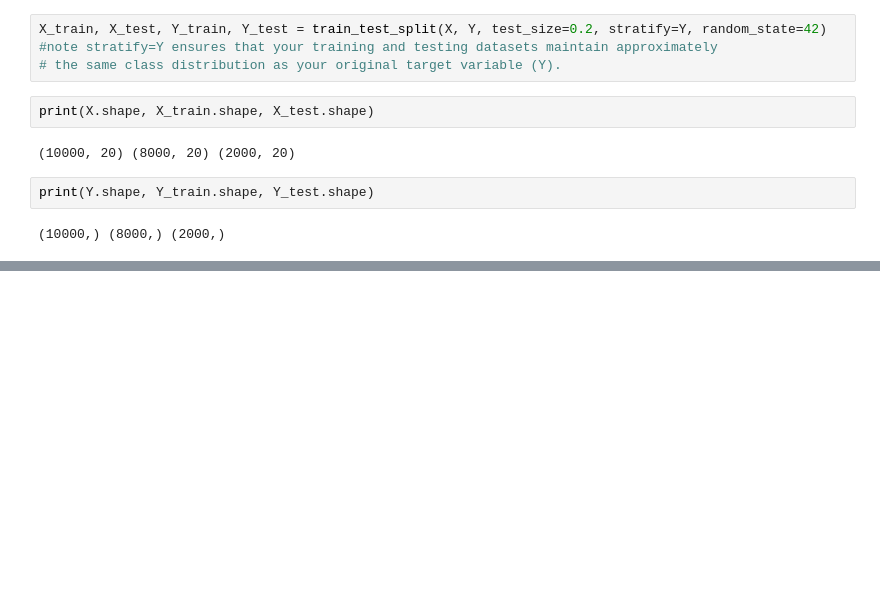
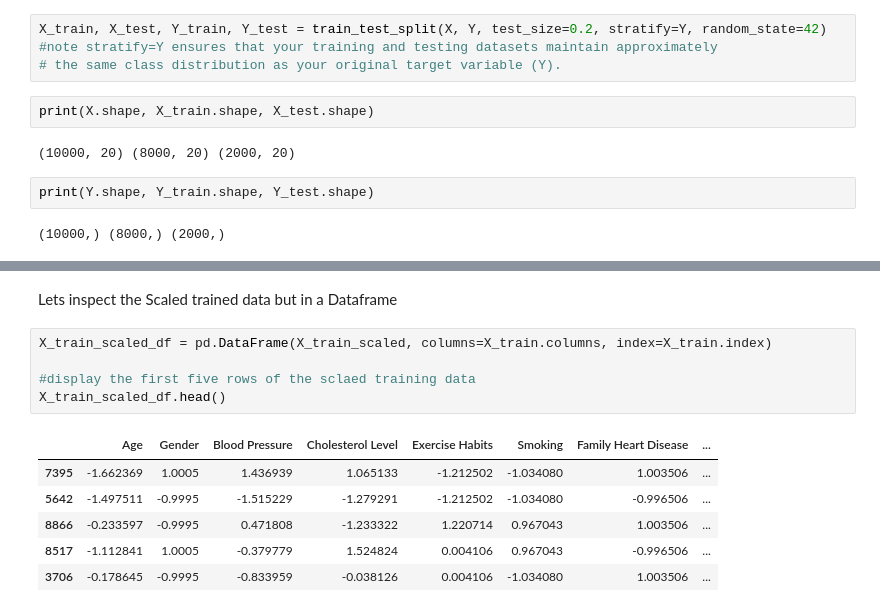
Before and after one commit to olaoluwacode/Heart-Disease-Detection-with-Machine-Learning, a Jupyter notebook: heart_disease_model.ipynb, the cells around one changed output, grey strips where cells are left out. Cells and saved outputs as stored; diff of their text form; blank space fills up the shorter version.

```diff
--- a/heart_disease_model.ipynb
+++ b/heart_disease_model.ipynb
@@ -82,0 +198,14 @@ print(Y.shape, Y_train.shape, Y_test.shape)
+# %% [markdown]
+Lets inspect the Scaled trained data but in a Dataframe
+# %%
+X_train_scaled_df = pd.DataFrame(X_train_scaled, columns=X_train.columns, index=X_train.index)
+
+#display the first five rows of the sclaed training data
+X_train_scaled_df.head()
+# %% [output]
+|  | Age | Gender | Blood Pressure | Cholesterol Level | Exercise Habits | Smoking | Family Heart Disease | ... |
+| 7395 | -1.662369 | 1.0005 | 1.436939 | 1.065133 | -1.212502 | -1.034080 | 1.003506 | ... |
+| 5642 | -1.497511 | -0.9995 | -1.515229 | -1.279291 | -1.212502 | -1.034080 | -0.996506 | ... |
+| 8866 | -0.233597 | -0.9995 | 0.471808 | -1.233322 | 1.220714 | 0.967043 | 1.003506 | ... |
+| 8517 | -1.112841 | 1.0005 | -0.379779 | 1.524824 | 0.004106 | 0.967043 | -0.996506 | ... |
+| 3706 | -0.178645 | -0.9995 | -0.833959 | -0.038126 | 0.004106 | -1.034080 | 1.003506 | ... |
```
Also changed, not shown: parts of 14 cells of this notebook, 1 other file.
